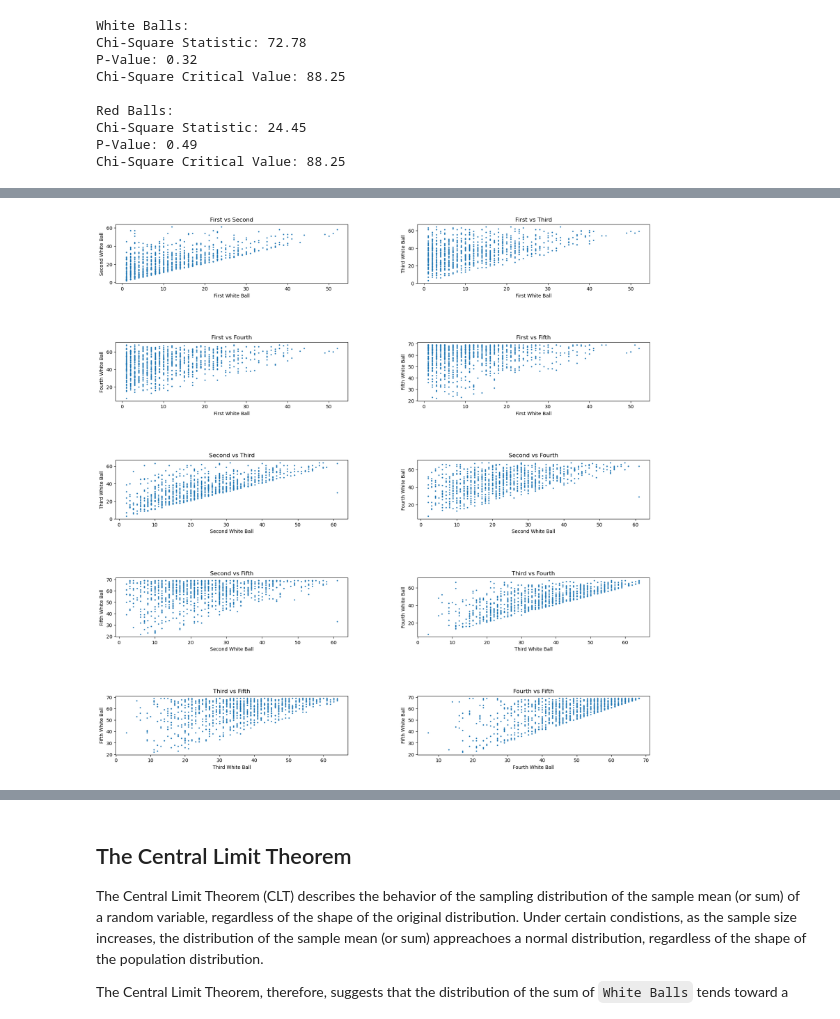
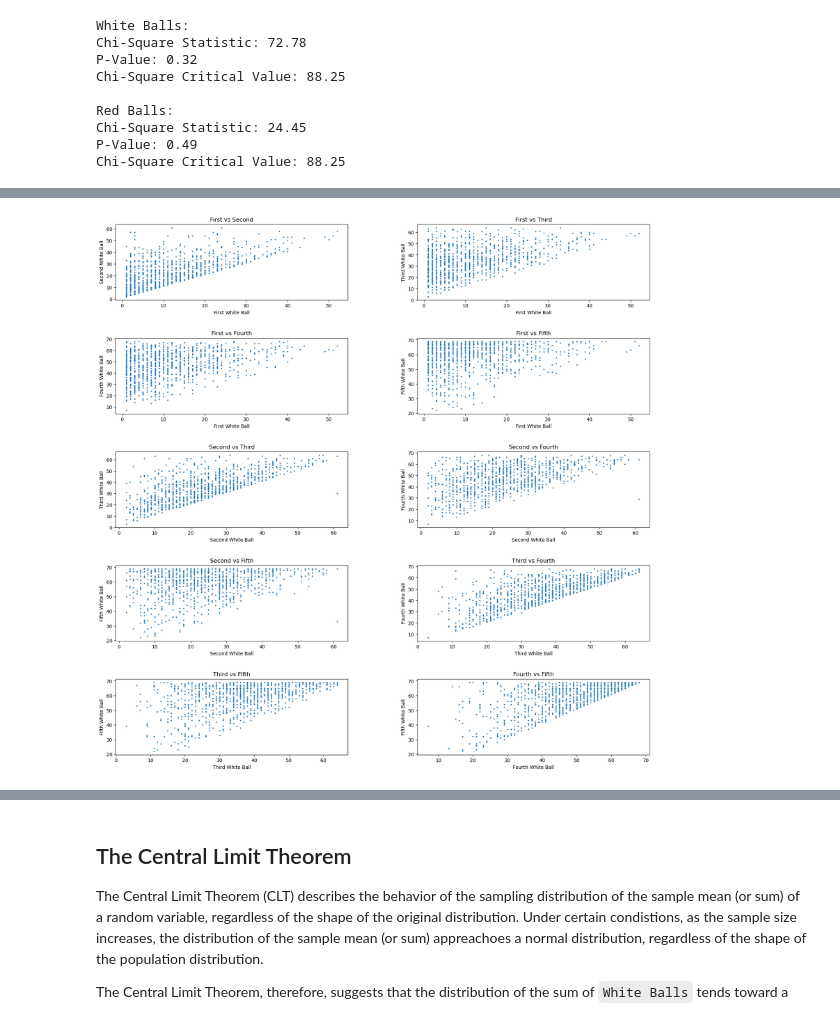
Before and after one commit to thejjserg/lottery-analysis, a Jupyter notebook: lottery-analysis.ipynb, the cells around one changed output, grey strips where cells are left out. Drawn from its saved outputs; the diff is of its cells as text; code cells hidden in the pictures.

```diff
--- a/lottery-analysis.ipynb
+++ b/lottery-analysis.ipynb
@@ -409,12 +409,10 @@ def plot_balls(x, y, title, xname, yname):
     plt.xlabel(xname)
     plt.ylabel(yname)
 
-
-
 # Create a Figure to Showcase a Scatterplot of Each Winning Number to its Summation
 fig = plt.figure(figsize = (20, 20))
 plt.subplots_adjust(wspace = 0.3)
-plt.subplots_adjust(hspace = 1)
+plt.subplots_adjust(hspace = .5)
 
 # First Plot
 ax1 = fig.add_subplot(5, 2, 1)
@@ -423,31 +421,31 @@ plot_balls(lottery["First Winning Number"], lottery["Second Winning Number"], "F
 ax2 = fig.add_subplot(5, 2, 2)
 plot_balls(lottery["First Winning Number"], lottery["Third Winning Number"], "First vs Third", "First White Ball", "Third White Ball")
 
 ax3 = fig.add_subplot(5, 2, 3)
 plot_balls(lottery["First Winning Number"], lottery["Fourth Winning Number"], "First vs Fourth", "First White Ball", "Fourth White Ball")
 
 ax4 = fig.add_subplot(5, 2, 4)
 plot_balls(lottery["First Winning Number"], lottery["Fifth Winning Number"], "First vs Fifth", "First White Ball", "Fifth White Ball")
 
 ax5 = fig.add_subplot(5, 2, 5)
 plot_balls(lottery["Second Winning Number"], lottery["Third Winning Number"], "Second vs Third", "Second White Ball", "Third White Ball")
 
 ax6 = fig.add_subplot(5, 2, 6)
 plot_balls(lottery["Second Winning Number"], lottery["Fourth Winning Number"], "Second vs Fourth", "Second White Ball", "Fourth White Ball")
 
 ax7 = fig.add_subplot(5, 2, 7)
 plot_balls(lottery["Second Winning Number"], lottery["Fifth Winning Number"], "Second vs Fifth", "Second White Ball", "Fifth White Ball")
 
 ax8 = fig.add_subplot(5, 2, 8)
 plot_balls(lottery["Third Winning Number"], lottery["Fourth Winning Number"], "Third vs Fourth", "Third White Ball", "Fourth White Ball")
 
 ax9 = fig.add_subplot(5, 2, 9)
 plot_balls(lottery["Third Winning Number"], lottery["Fifth Winning Number"], "Third vs Fifth", "Third White Ball", "Fifth White Ball")
 
 ax10 = fig.add_subplot(5, 2, 10)
 plot_balls(lottery["Fourth Winning Number"], lottery["Fifth Winning Number"], "Fourth vs Fifth", "Fourth White Ball", "Fifth White Ball")
 
 plt.show()
 plt.close()
 # %% [output]
-[figure, old version]
+[figure, new version]
```
Also changed, not shown: parts of 4 cells of this notebook.
